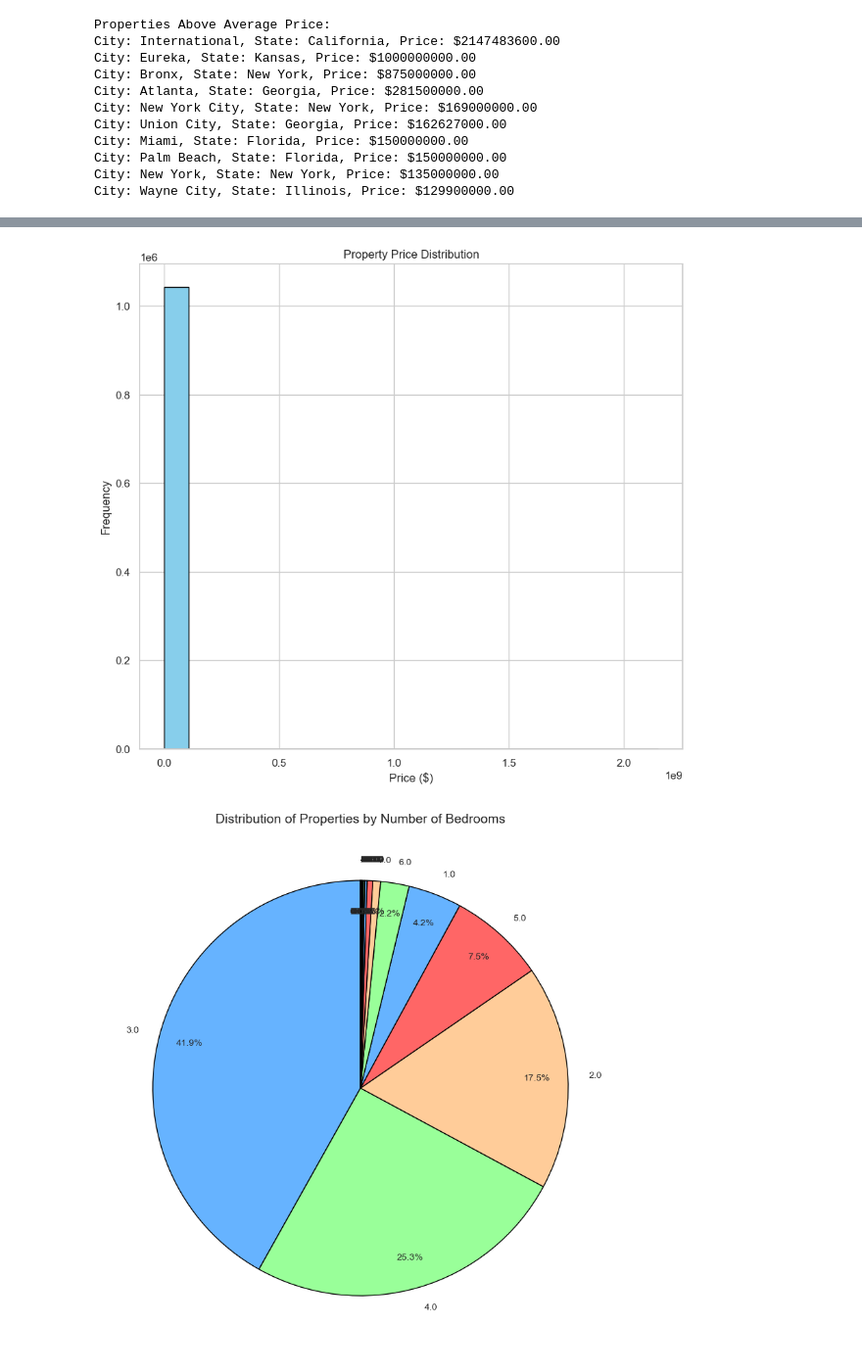
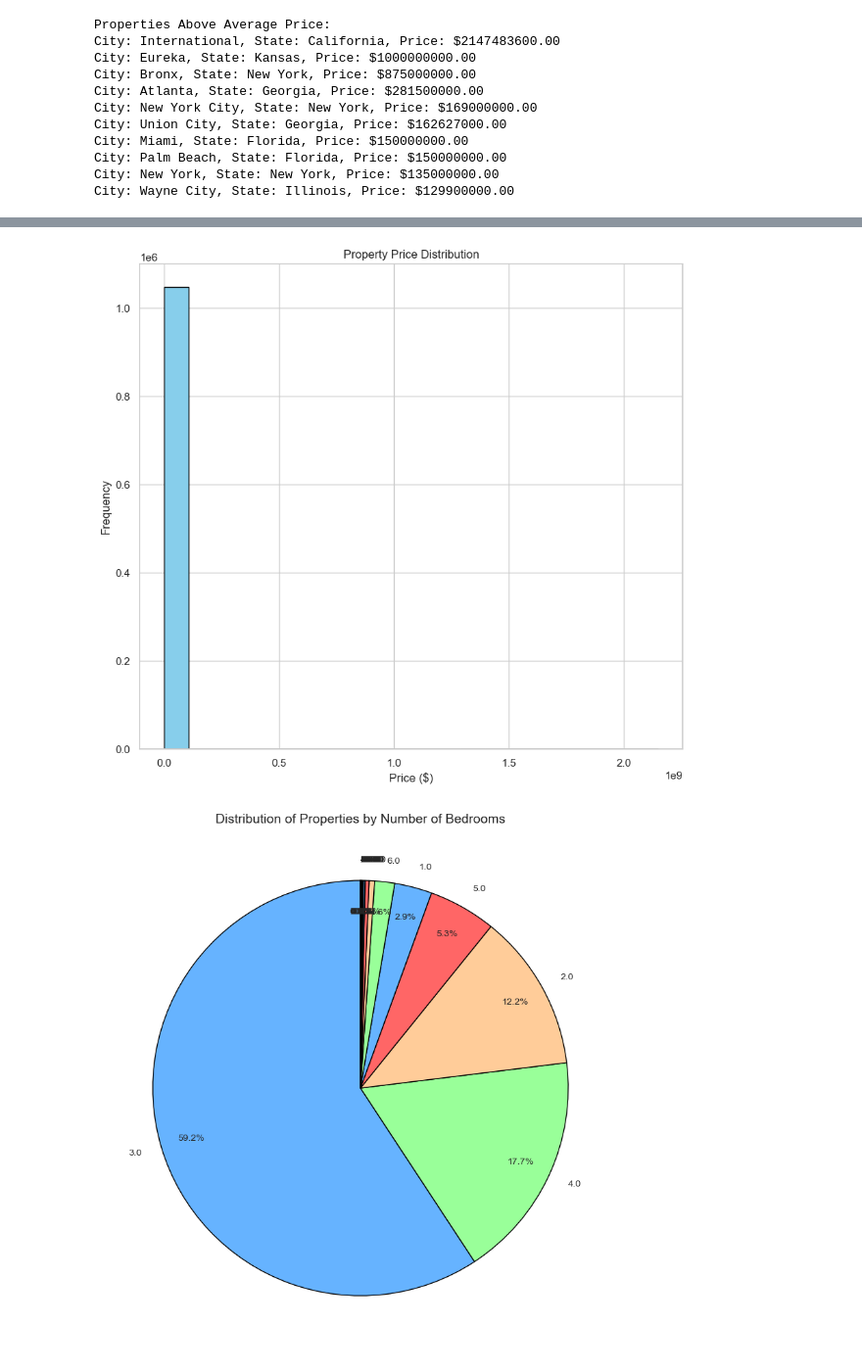
Before and after one commit to krishnakiran23/BigDataProject_MongoDB, a Jupyter notebook: realtor.ipynb, the cells around one changed output, grey strips where cells are left out. Shown at 98% size. Drawn from its saved outputs; the diff is of its cells as text; code cells hidden in the pictures.

```diff
--- a/realtor.ipynb
+++ b/realtor.ipynb
@@ -328,39 +332,42 @@ Passing `palette` without assigning `hue` is deprecated and will be removed in v
 import matplotlib.pyplot as plt
 import pandas as pd
 
-# Load dataset
-df = pd.read_csv('realtor-data.csv')
+
+# Convert MongoDB collection to pandas DataFrame
+data = list(collection_cleaned.find())  # Fetch data from MongoDB
+df = pd.DataFrame(data)  # Convert to pandas DataFrame
+
 
 # Create the histogram
 plt.figure(figsize=(10,9))
 plt.hist(df['price'], bins=20, color='skyblue', edgecolor='black')
 plt.title('Property Price Distribution')
 plt.xlabel('Price ($)')
 plt.ylabel('Frequency')
 plt.show()
 
 
 
 # Calculate the count of properties by number of bedrooms
 bedroom_count = df['bed'].value_counts()
 
 # Create the pie chart
 plt.figure(figsize=(10, 10))
 wedges, texts, autotexts = plt.pie(bedroom_count, labels=bedroom_count.index, autopct='%1.1f%%', startangle=90,
                                    colors=['#66b3ff', '#99ff99', '#ffcc99', '#ff6666'],
                                    pctdistance=0.85, labeldistance=1.1,
                                    wedgeprops={'edgecolor': 'black', 'linewidth': 1})
 
 # Set the font size for the text inside the pie chart
 for text in texts:
     text.set_fontsize(10)  # Adjust label font size (the text in the slices)
 for autotext in autotexts:
     autotext.set_fontsize(10)  # Adjust percentage font size (the percentages in the slices)
 
 # Set the title with smaller font size
 plt.title('Distribution of Properties by Number of Bedrooms', fontsize=14)
 
 plt.show()
 # %% [output]
 [figure]
-[figure, old version]
+[figure, new version]
```
Also changed, not shown: parts of 1 cell of this notebook, 1 other file.
